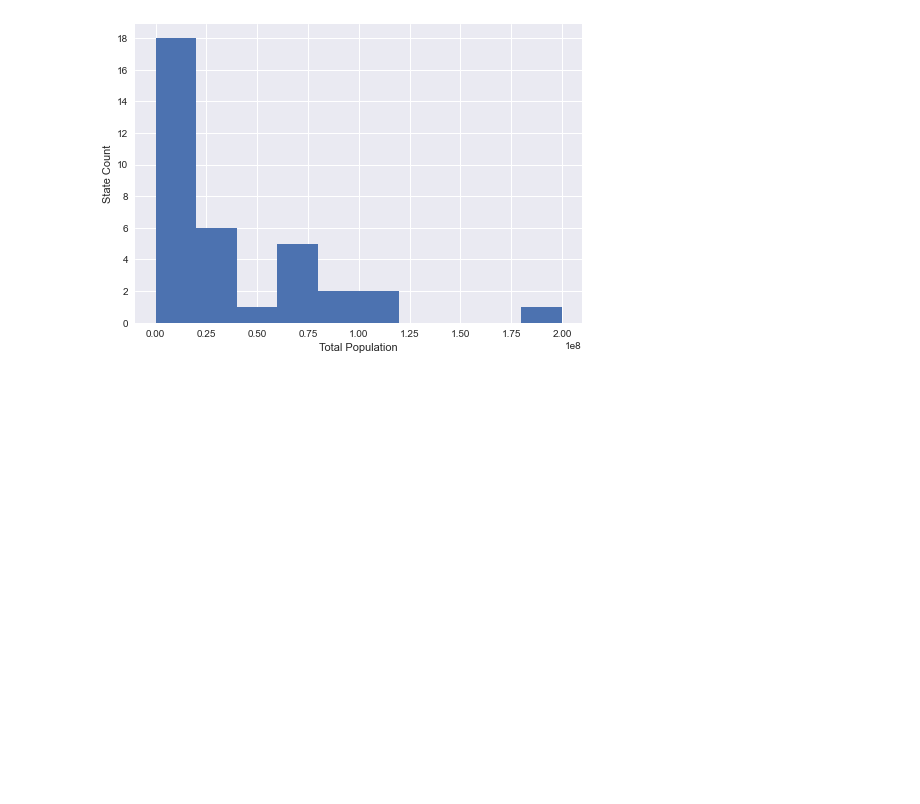
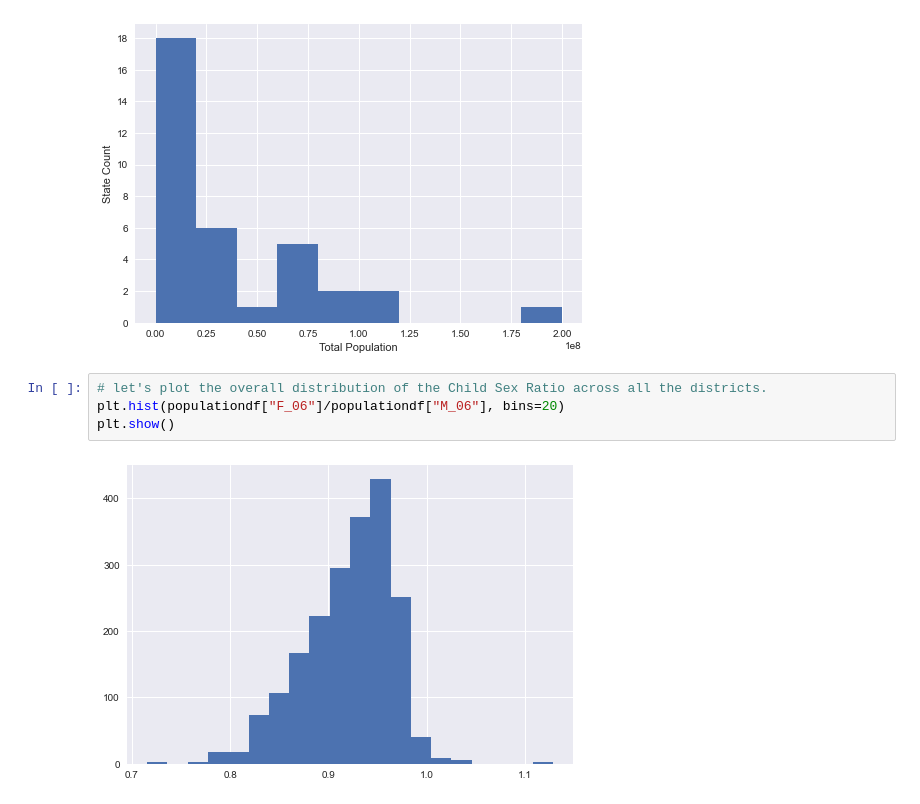
Before and after one commit to samewara/data-visualization, a Jupyter notebook: matplotlib-examples.ipynb, the cells around one changed output. Saved outputs shown, nothing was run; the diff lists cells and outputs as text; blank space fills up the shorter version.

```diff
--- a/matplotlib-examples.ipynb
+++ b/matplotlib-examples.ipynb
@@ -56,3 +56,9 @@ plt.legend()
 No handles with labels found to put in legend.
 <matplotlib.legend.Legend at 0x...>
 [figure]
+# %%
+# let's plot the overall distribution of the Child Sex Ratio across all the districts.
+plt.hist(populationdf["F_06"]/populationdf["M_06"], bins=20)
+plt.show()
+# %% [output]
+[figure, added]
```
Also changed, not shown: parts of 18 cells of this notebook, 1 other file.
